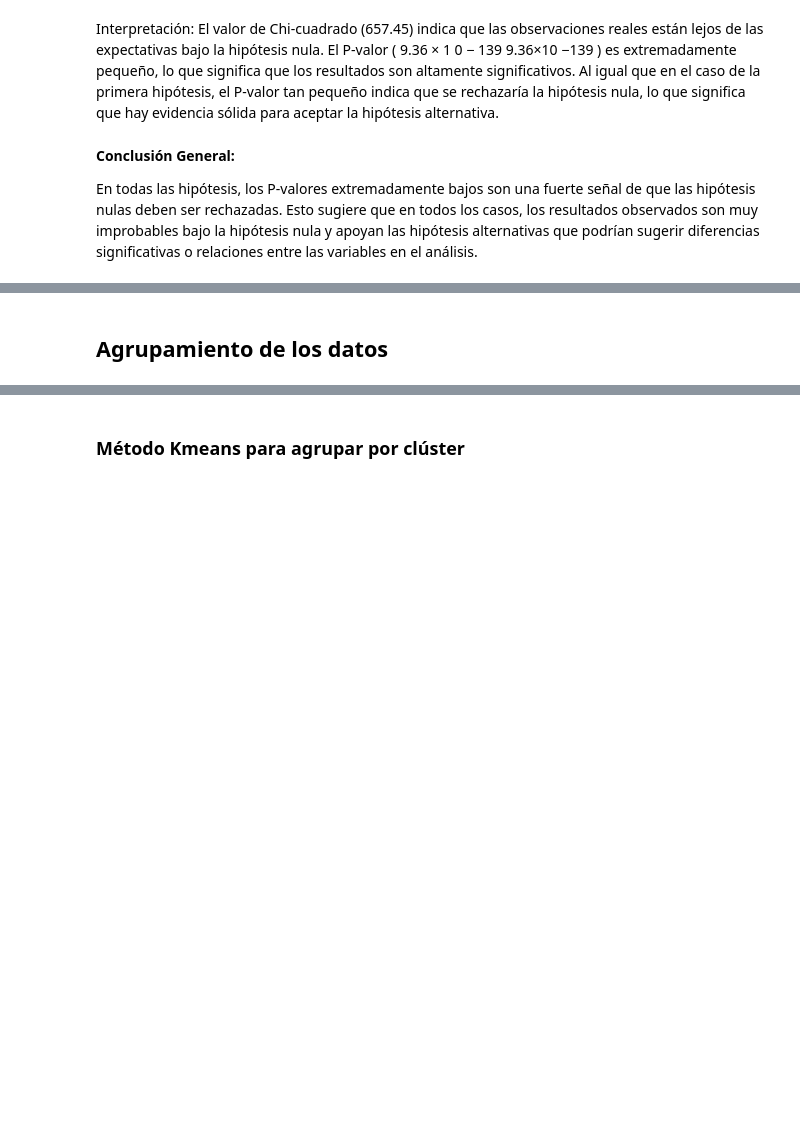
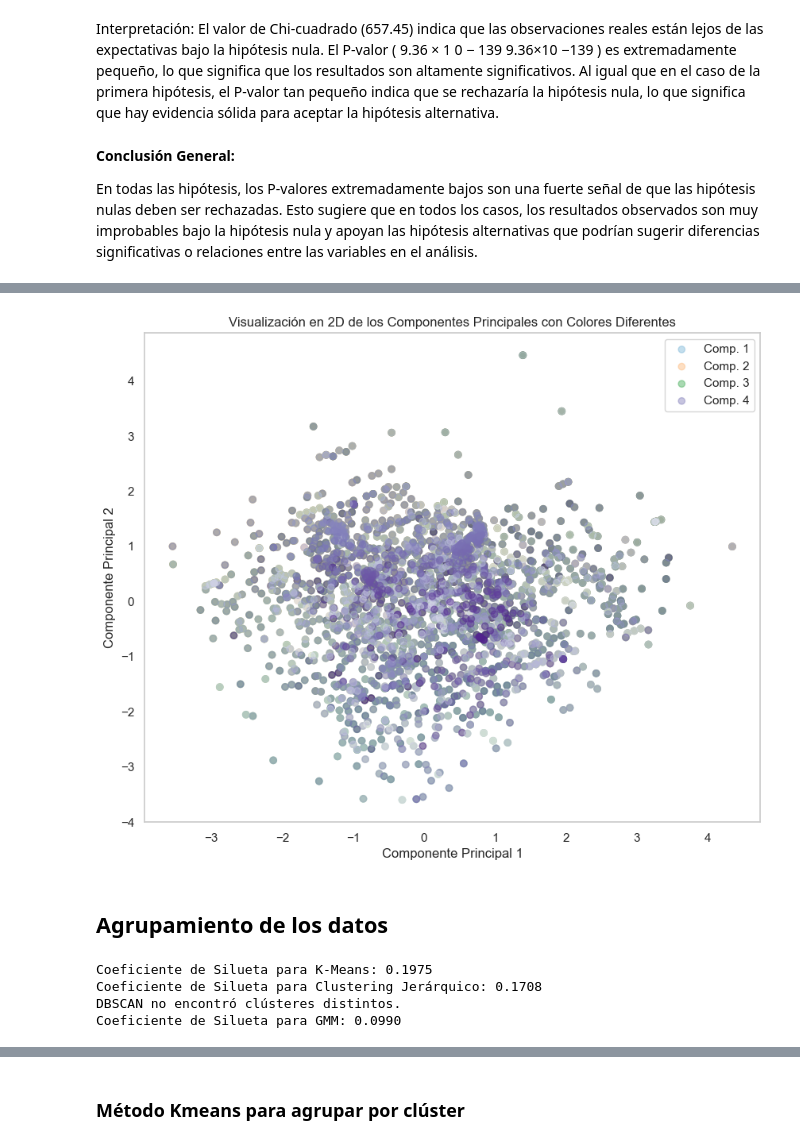
Before and after one commit to ccjaviers777/Proyecto_final_ml, a Jupyter notebook: Cuadernos/evaluacion_datos_sobre_obesidad.ipynb, the cells around one changed output, grey strips where cells are left out. Cells and saved outputs as stored; diff of their text form; code cells hidden in the pictures; blank space fills up the shorter version.

Commit message:
Adicion de modelos

```diff
--- a/Cuadernos/evaluacion_datos_sobre_obesidad.ipynb
+++ b/Cuadernos/evaluacion_datos_sobre_obesidad.ipynb
@@ -612,2 +728,61 @@ En todas las hipótesis, los P-valores extremadamente bajos son una fuerte seña
+# %%
+# Seleccionar los 5 primeros componentes para la visualización
+acp = PCA(n_components=4)
+X_acp_reducido = acp.fit_transform(acp_variables_cuantitativas_scaled)
+
+# Visualización en 2D, coloreando según diferentes componentes
+plt.figure(figsize=(10, 8))
+
+# Graficar cada componente con un color distinto
+plt.scatter(X_acp_reducido[:, 0], X_acp_reducido[:, 1], c=X_acp_reducido[:, 0], cmap='Blues', alpha=0.5, label='Comp. 1')
+plt.scatter(X_acp_reducido[:, 0], X_acp_reducido[:, 1], c=X_acp_reducido[:, 1], cmap='Oranges', alpha=0.5, label='Comp. 2')
+plt.scatter(X_acp_reducido[:, 0], X_acp_reducido[:, 1], c=X_acp_reducido[:, 2], cmap='Greens', alpha=0.5, label='Comp. 3')
+plt.scatter(X_acp_reducido[:, 0], X_acp_reducido[:, 1], c=X_acp_reducido[:, 3], cmap='Purples', alpha=0.5, label='Comp. 4')
+#plt.scatter(X_acp_reducido[:, 0], X_acp_reducido[:, 1], c=X_acp_reducido[:, 4], cmap='Reds', alpha=0.5, label='Comp. 5')
+
+# Etiquetas y título
+plt.xlabel('Componente Principal 1')
+plt.ylabel('Componente Principal 2')
+plt.title('Visualización en 2D de los Componentes Principales con Colores Diferentes')
+plt.legend()
+plt.grid()
+plt.show()
+# %% [output]
+[figure, added]
 # %% [markdown]
 ## **Agrupamiento de los datos**
+# %%
+k = 4
+
+# Clustering K-Means
+kmeans = KMeans(n_clusters=k, random_state=42)
+labels_kmeans = kmeans.fit_predict(acp_variables_cuantitativas_scaled)
+silhouette_kmeans = silhouette_score(acp_variables_cuantitativas_scaled, labels_kmeans)
+print(f"Coeficiente de Silueta para K-Means: {silhouette_kmeans:.4f}")
+
+# Clustering Jerárquico
+agg = AgglomerativeClustering(n_clusters=k, linkage='ward')
+labels_agg = agg.fit_predict(acp_variables_cuantitativas_scaled)
+silhouette_agg = silhouette_score(acp_variables_cuantitativas_scaled, labels_agg)
+print(f"Coeficiente de Silueta para Clustering Jerárquico: {silhouette_agg:.4f}")
+
+# DBSCAN
+dbscan = DBSCAN(eps=4, min_samples=5)
+labels_dbscan = dbscan.fit_predict(acp_variables_cuantitativas_scaled)
+mask = labels_dbscan != -1
+if len(set(labels_dbscan)) > 1:
+    silhouette_dbscan = silhouette_score(acp_variables_cuantitativas_scaled[mask], labels_dbscan[mask])
+    print(f"Coeficiente de Silueta para DBSCAN: {silhouette_dbscan:.4f}")
+else:
+    print("DBSCAN no encontró clústeres distintos.")
+
+# Modelo de Mezcla Gaussiana
+gmm = GaussianMixture(n_components=k, covariance_type='full', random_state=42)
+labels_gmm = gmm.fit_predict(acp_variables_cuantitativas_scaled)
+silhouette_gmm = silhouette_score(acp_variables_cuantitativas_scaled, labels_gmm)
+print(f"Coeficiente de Silueta para GMM: {silhouette_gmm:.4f}")
+# %% [output]
+Coeficiente de Silueta para K-Means: 0.1975
+Coeficiente de Silueta para Clustering Jerárquico: 0.1708
+DBSCAN no encontró clústeres distintos.
+Coeficiente de Silueta para GMM: 0.0990
```
Also changed, not shown: parts of 23 cells of this notebook, 3 other files.
